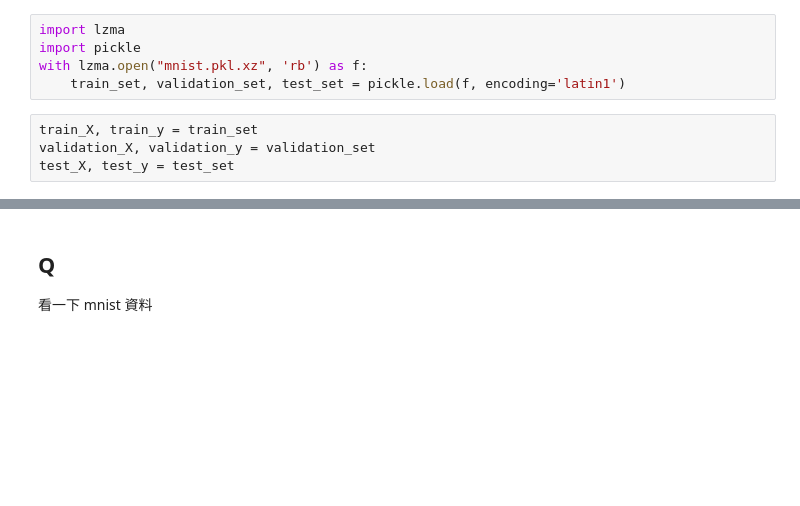
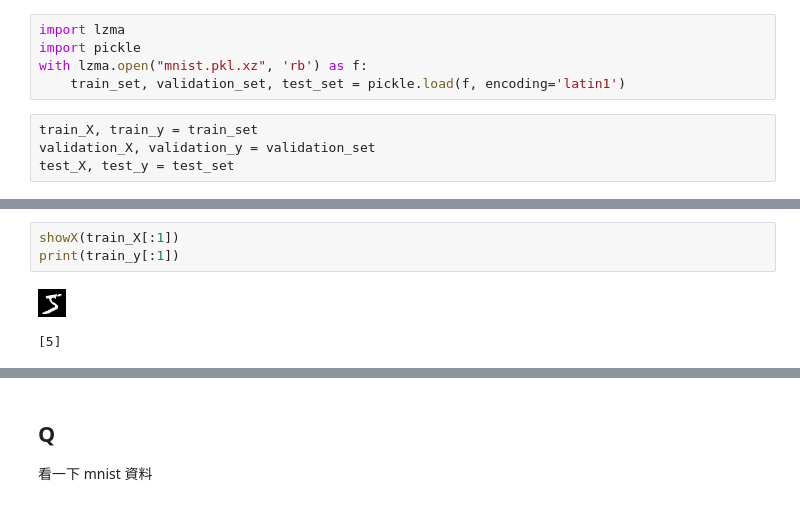
Before and after one commit to mangoicestar/tf-keras-tutorial, a Jupyter notebook: basic/02-From tf to MNIST.ipynb, the cells around one changed output, grey strips where cells are left out. Saved outputs shown, nothing was run; the diff lists cells and outputs as text; blank space fills up the shorter version.

Commit message:
tensorboard mnist visualization, mnist softmax with keras

```diff
--- a/basic/02-From tf to MNIST.ipynb
+++ b/basic/02-From tf to MNIST.ipynb
@@ -31,0 +37,6 @@ print(train_y[:20])
+# %%
+showX(train_X[:1])
+print(train_y[:1])
+# %% [output]
+[figure, added]
+[5]
```
Also changed, not shown: parts of 8 cells of this notebook, 12 other files.
